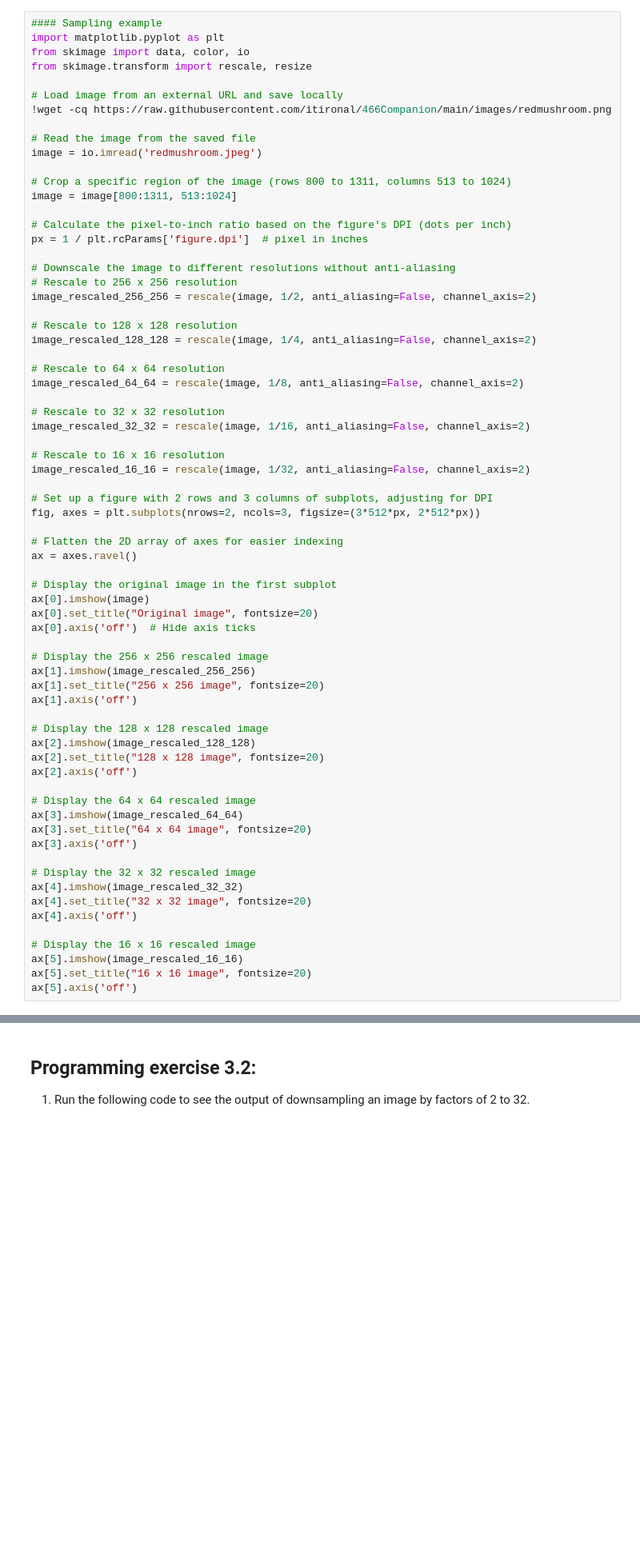
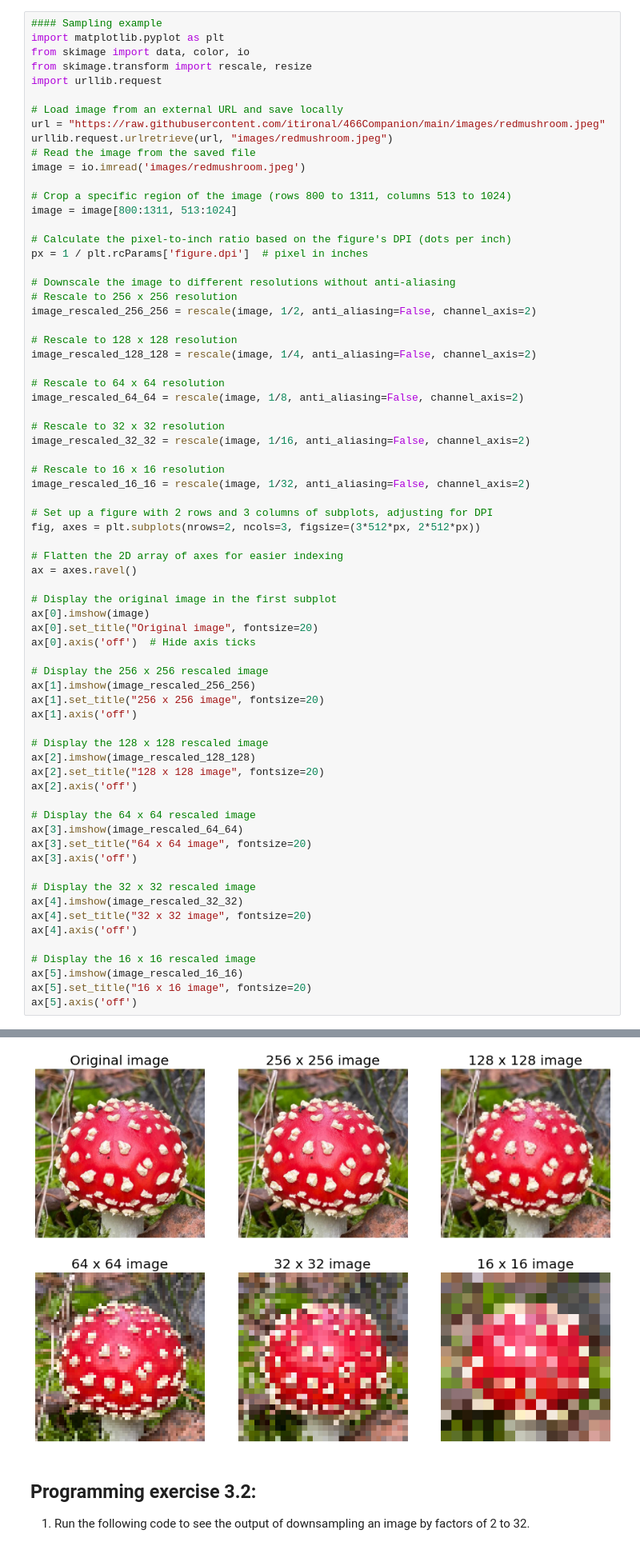
Before and after one commit to itironal/466Companion, a Jupyter notebook: newCh3.ipynb, the cells around one changed output, grey strips where cells are left out. Shown at 80% size. Saved outputs shown, nothing was run; the diff lists cells and outputs as text; blank space fills up the shorter version.

```diff
--- a/newCh3.ipynb
+++ b/newCh3.ipynb
@@ -14,12 +14,13 @@ This is the companion file for Chapter 3.
 import matplotlib.pyplot as plt
 from skimage import data, color, io
 from skimage.transform import rescale, resize
+import urllib.request
 
 # Load image from an external URL and save locally
-!wget -cq https://raw.githubusercontent.com/itironal/466Companion/main/images/redmushroom.png
-
+url = "https://raw.githubusercontent.com/itironal/466Companion/main/images/redmushroom.jpeg"
+urllib.request.urlretrieve(url, "images/redmushroom.jpeg")
 # Read the image from the saved file
-image = io.imread('redmushroom.jpeg')
+image = io.imread('images/redmushroom.jpeg')
 
 # Crop a specific region of the image (rows 800 to 1311, columns 513 to 1024)
 image = image[800:1311, 513:1024]
@@ -83,3 +84,4 @@ FileNotFoundError: No such file: '/Users/itir/Documents/466CompanionBook/466Comp
+[figure, added]
 # %% [markdown]
 ## **Programming exercise 3.2:**
 
```
Also changed, not shown: parts of 2 cells of this notebook, 3 other files.
